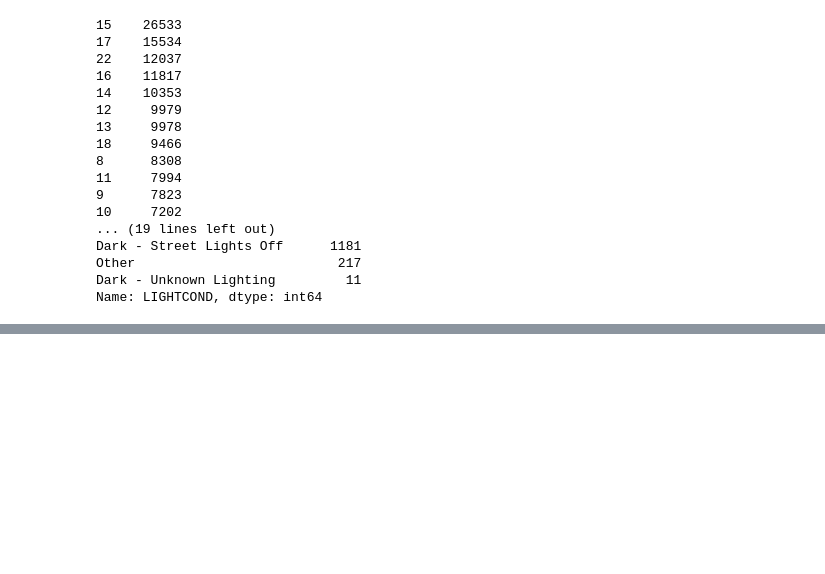
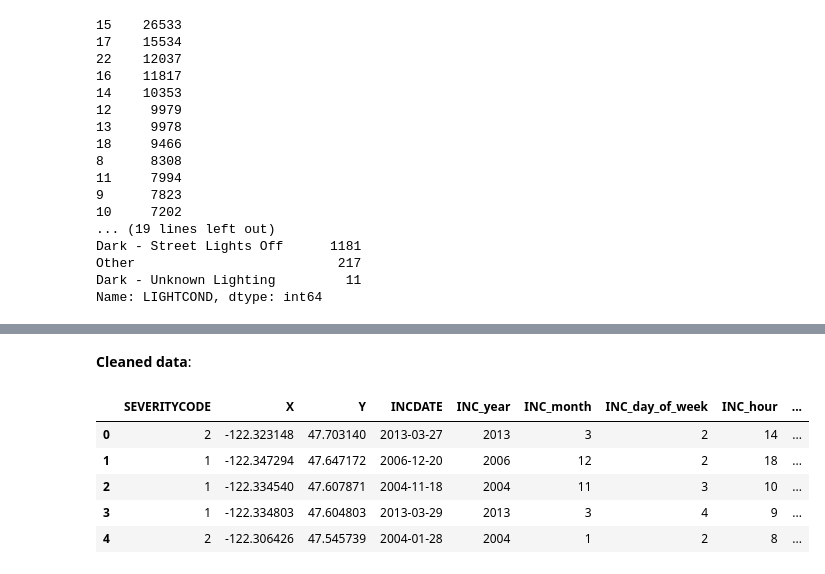
Before and after one commit to maxianren/Coursera_Capstone, a Jupyter notebook: capstone_project.ipynb, the cells around one changed output, grey strips where cells are left out. Drawn from its saved outputs; the diff is of its cells as text; code cells hidden in the pictures; blank space fills up the shorter version.

Commit message:
cleaned data export

```diff
--- a/capstone_project.ipynb
+++ b/capstone_project.ipynb
@@ -88,6 +88,7 @@ df['INCDTTM']=pd.to_datetime(df['INCDTTM'])
 df['INC_year']=df['INCDATE'].dt.year
 df['INC_month']=df['INCDATE'].dt.month
 df['INC_day_of_week']=df['INCDATE'].dt.dayofweek
+df['INCDATE']=df['INCDATE'].dt.date
 
 #the distribution of values in each time/date related feature
 print(df['INC_day_of_week'].value_counts(dropna=False),'\n-------------------------------------\n',\
@@ -561,0 +561,18 @@ df_clean.to_csv('collision_clean.csv')
+# %% [markdown]
+**Cleaned data**:<br>
+# %%
+#all features
+full_feature_list=['SEVERITYCODE', 'X', 'Y','INCDATE','INC_year','INC_month','INC_day_of_week','INC_hour',]+binary_list+selected_categorical_feature
+df=df[full_feature_list]
+
+#save as csv
+df.to_csv('cleaned-data.csv')
+
+df.head()
+# %% [output]
+|  | SEVERITYCODE | X | Y | INCDATE | INC_year | INC_month | INC_day_of_week | INC_hour | ... |
+| 0 | 2 | -122.323148 | 47.703140 | 2013-03-27 | 2013 | 3 | 2 | 14 | ... |
+| 1 | 1 | -122.347294 | 47.647172 | 2006-12-20 | 2006 | 12 | 2 | 18 | ... |
+| 2 | 1 | -122.334540 | 47.607871 | 2004-11-18 | 2004 | 11 | 3 | 10 | ... |
+| 3 | 1 | -122.334803 | 47.604803 | 2013-03-29 | 2013 | 3 | 4 | 9 | ... |
+| 4 | 2 | -122.306426 | 47.545739 | 2004-01-28 | 2004 | 1 | 2 | 8 | ... |
```
Also changed, not shown: parts of 3 cells of this notebook, 1 other file.
